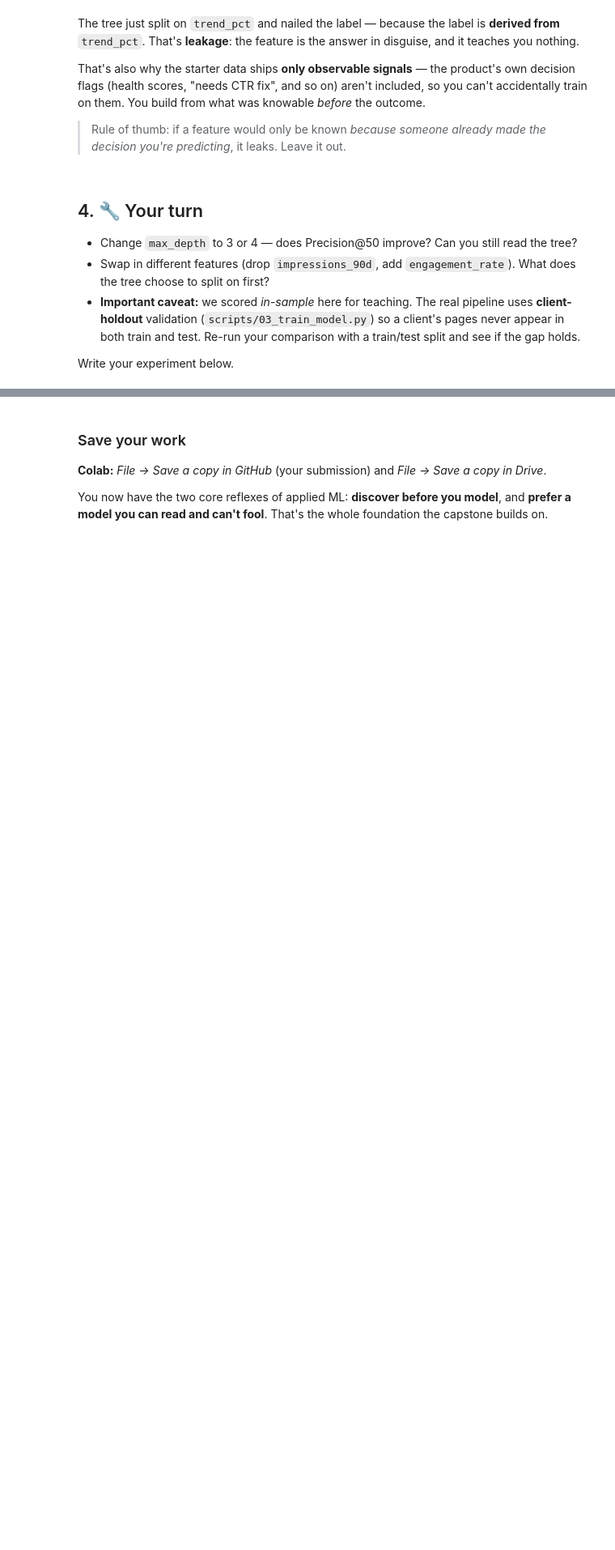
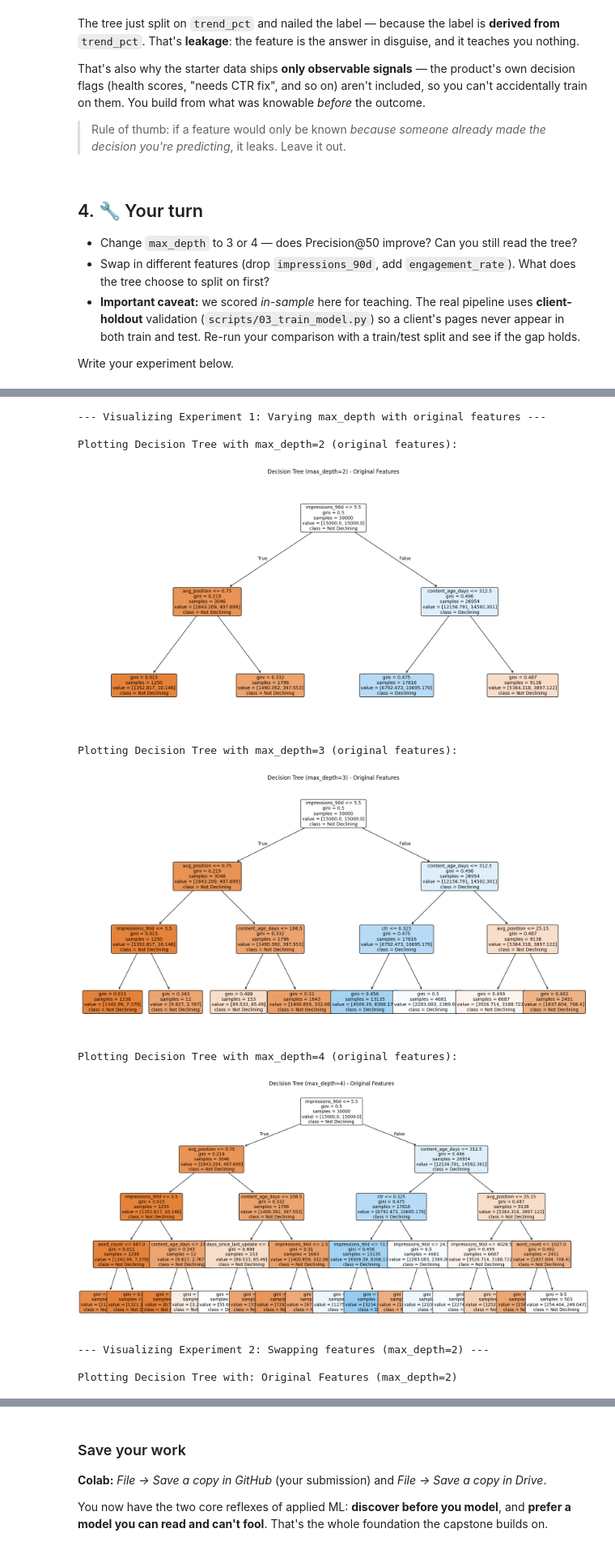
Before and after one commit to Praveen23-kk/FlyRank-ml-internship, a Jupyter notebook: 02_your_first_readable_model.ipynb, the cells around one changed output, grey strips where cells are left out. Shown at 81% size. Saved outputs shown, nothing was run; the diff lists cells and outputs as text; code cells hidden in the pictures; blank space fills up the shorter version.

```diff
--- a/02_your_first_readable_model.ipynb
+++ b/02_your_first_readable_model.ipynb
@@ -63,6 +51,10 @@ top10[["impressions_90d", "days_since_last_update", "avg_position", "ctr", "tren
 # %% [markdown]
 We need a way to score any ranking. **Precision@K** = of the top K pages a ranking flags, what fraction are actually declining.
 # %%
+stale   = (df["days_since_last_update"] >= 180).astype(int)
+visible = (df["impressions_90d"] >= 500).astype(int)
+df["hand_rule_score"] = stale * visible * df["impressions_90d"]
+
 def precision_at_k(scores, labels, k):
     order = np.argsort(-np.asarray(scores))
     topk = np.asarray(labels)[order[:k]]
@@ -104,6 +96,10 @@ print(export_text(tree, feature_names=features))
 # %% [markdown]
 That printout **is** the model — a human-readable if/else. Now rank pages by the tree's probability and score it the same way.
 # %%
+stale   = (df["days_since_last_update"] >= 180).astype(int)
+visible = (df["impressions_90d"] >= 500).astype(int)
+df["hand_rule_score"] = stale * visible * df["impressions_90d"]
+
 tree_score = tree.predict_proba(X)[:, 1]
 for k in (20, 50):
     hr = precision_at_k(df["hand_rule_score"], y, k)
@@ -320,0 +219,67 @@ This plot visualizes the contribution of each feature for a specific prediction,
+# %%
+import matplotlib.pyplot as plt
+from sklearn.tree import plot_tree
+
+# Assuming `y` and `df` are already defined from previous cells
+# Assuming `precision_at_k` is defined
+
+original_features = [
+    "content_age_days",
+    "days_since_last_update",
+    "impressions_90d",
+    "avg_position",
+    "ctr",
+    "word_count"
+]
+X_original = df[original_features].replace([np.inf, -np.inf], np.nan).fillna(0)
+
+print("--- Visualizing Experiment 1: Varying max_depth with original features ---")
+
+for depth in [2, 3, 4]:
+    print(f"\nPlotting Decision Tree with max_depth={depth} (original features):")
+    tree_clf = DecisionTreeClassifier(max_depth=depth, class_weight="balanced", random_state=42)
+    tree_clf.fit(X_original, y)
+
+    plt.figure(figsize=(20, 10)) # Adjust figure size for better readability
+    plot_tree(tree_clf, filled=True, feature_names=original_features, class_names=['Not Declining', 'Declining'], rounded=True, fontsize=10)
+    plt.title(f"Decision Tree (max_depth={depth}) - Original Features")
+    plt.show()
+
+print("\n--- Visualizing Experiment 2: Swapping features (max_depth=2) ---")
+
+# Ensure engagement_rate is created if it was used in the previous experiment cell
+if 'engagement_rate' not in df.columns:
+    df['engagement_rate'] = df['ctr'] * 100
+
+feature_sets_to_test = {
+    "Original Features": original_features,
+    "Features without impressions_90d": [f for f in original_features if f != "impressions_90d"]
+}
+features_with_engagement = [f for f in original_features if f != "impressions_90d"] + ["engagement_rate"]
+feature_sets_to_test["Features with engagement_rate (replacing impressions_90d)"] = features_with_engagement
+
+for name, current_features in feature_sets_to_test.items():
+    print(f"\nPlotting Decision Tree with: {name} (max_depth=2)")
+    X_current = df[current_features].replace([np.inf, -np.inf], np.nan).fillna(0)
+
+    tree_clf = DecisionTreeClassifier(max_depth=2, class_weight="balanced", random_state=42)
+    tree_clf.fit(X_current, y)
+
+    plt.figure(figsize=(20, 10)) # Adjust figure size
+    plot_tree(tree_clf, filled=True, feature_names=current_features, class_names=['Not Declining', 'Declining'], rounded=True, fontsize=10)
+    plt.title(f"Decision Tree (max_depth=2) - {name}")
+    plt.show()
+
+print("\n--- End of Visualizations ---")
+# %% [output]
+--- Visualizing Experiment 1: Varying max_depth with original features ---
+
+Plotting Decision Tree with max_depth=2 (original features):
+[figure, added]
+Plotting Decision Tree with max_depth=3 (original features):
+[figure, added]
+Plotting Decision Tree with max_depth=4 (original features):
+[figure, added]
+--- Visualizing Experiment 2: Swapping features (max_depth=2) ---
+
+Plotting Decision Tree with: Original Features (max_depth=2)
```
Also changed, not shown: parts of 16 cells of this notebook.
